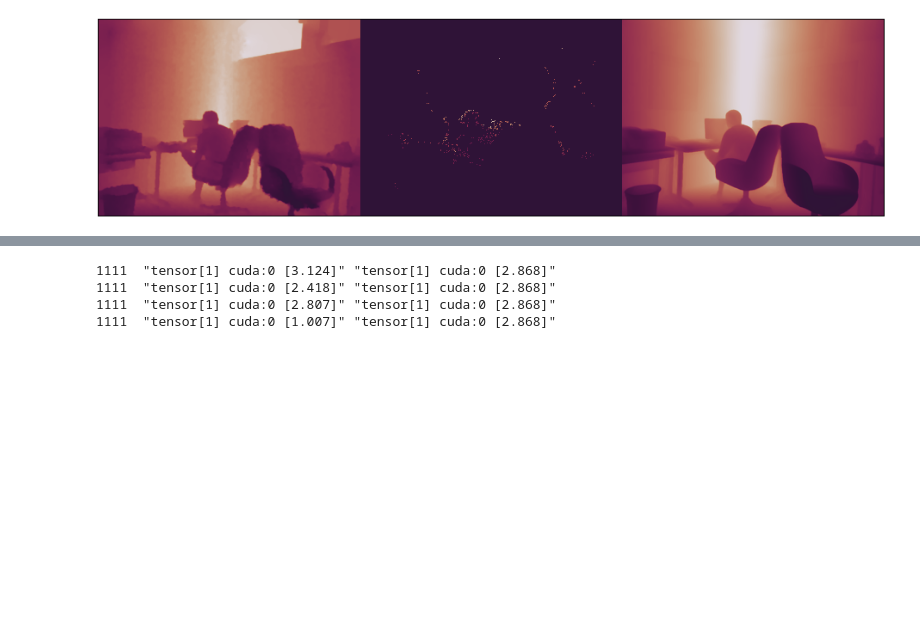
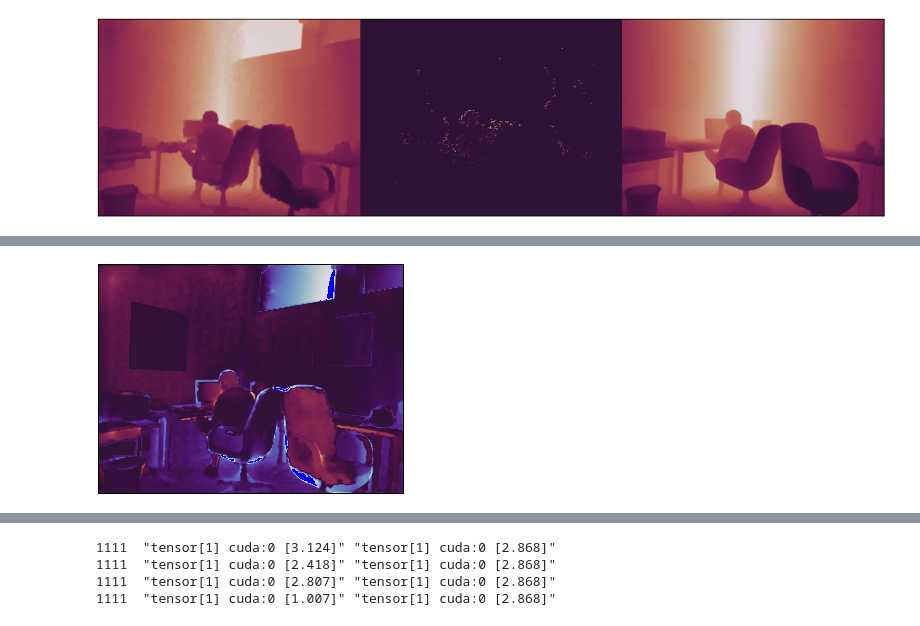
Before and after one commit to jk4011/SparseDC, a Jupyter notebook: notebooks/sam+hull_vs_affine.ipynb, the cells around one changed output, grey strips where cells are left out. Cells and saved outputs as stored; diff of their text form; code cells hidden in the pictures; blank space fills up the shorter version.

Commit message:
sam_hull & shift evaluation

```diff
--- a/notebooks/sam+hull_vs_affine.ipynb
+++ b/notebooks/sam+hull_vs_affine.ipynb
@@ -32,17 +47,16 @@ show_depth_all(depth_gt, depth_gt_sparse, depth_pred)
 # %%
-import PIL
-from src.utils.depth_utils import get_depth_affine, get_depth_dbscan, get_depth_sam
+from jhutil import show_depth
+from src.utils.depth_utils import get_depth_sam_shifted
 from src.utils.depth_utils import *
 
-from src.utils.mask_utils import (
-	get_hull_values,
-	get_circle_value,
-)
 
 sam = None
 clusters = None
 
-def get_depth_sam(rgb, depth_pred, depth_gt_sparse, scale_margin=[0.8, 1.25], shift_margin=[0.7, 1.4], err_margin=0.1, convex_hull=True):
+
+def get_depth_sam_shifted(rgb, depth_pred, depth_gt_sparse):
+    device = depth_gt_sparse.device
+
     if isinstance(rgb, PIL.Image.Image):
         rgb = np.array(rgb)
 
@@ -55,69 +69,35 @@ def get_depth_sam(rgb, depth_pred, depth_gt_sparse, scale_margin=[0.8, 1.25], sh
         sam = SamAutomaticMaskGenerator(model)
     clusters = sam.generate(rgb)
     global_scale, global_shift = compute_scale_and_shift(depth_pred, depth_gt_sparse, mask=(depth_gt_sparse != 0))
+    depth_affine = global_scale * depth_pred + global_shift
 
-    depth_sum = torch.zeros_like(depth_pred)
-    depth_n = torch.zeros_like(depth_pred)
+    depth_shifted = torch.zeros_like(depth_affine)
+    depth_count = torch.zeros_like(depth_shifted)
 
     for i, cluster in enumerate(clusters):
-        cluster = torch.tensor(cluster['segmentation']).cuda()
+        cluster = torch.tensor(cluster['segmentation'], device=device)
         cluster_depth = cluster * depth_gt_sparse
 
         mask = cluster_depth != 0
-
-        err = torch.ones(100)
-
-        while True:
-            if mask.sum() <= 3:
-                break
-
-            scale, shift = compute_scale_and_shift(depth_pred, depth_gt_sparse, mask)
-            # TODO: convex hull
-
-            # TODO: reject
-            err = ((scale * depth_pred + shift) - depth_gt_sparse).abs()
-            err[~mask] = 0
-
-            if (err < err_margin).all():
-                break
-            else:
-                # Replace the maximum value with 0
-                mask[err == err.max()] = 0
-
-        # n sample must be larger than 3
-        if mask.sum() <= 3:
+        n_points = mask.sum()
+        if n_points == 0:
             continue
 
-        if not (scale_margin[0] < abs(scale / global_scale) < scale_margin[1] or \
-            shift_margin[0] < abs(shift / global_shift) < shift_margin[1]):
-            continue
+        points_pred = depth_affine[mask]
+        points_gt = cluster_depth[mask]
+        local_shift = (points_gt - points_pred).mean()
 
-        if convex_hull:
-            depth_sparse_local = (depth_gt_sparse * mask).cpu().numpy().astype(bool)
-            try:
-                hull_values = get_hull_values(depth_sparse_local, lambda_param=10)
-            except QhullError as e:
-                # pixels are collinear
-                continue
+        depth_shifted[cluster] += n_points * (depth_affine[cluster] + local_shift)
+        depth_count[cluster] += n_points
 
-            # TODO: use hull_values linear interpolation
+    mask = depth_count != 0
+    depth_shifted[mask] /= depth_count[mask]
+    depth_shifted[~mask] = depth_affine[~mask]
 
-            hull_mask = (hull_values != 0).to(depth_pred.device)
-            cluster = cluster * hull_mask
-
-        depth_sum[cluster] += scale * depth_pred[cluster] + shift
-        depth_n += cluster
+    return depth_shifted
 
 
-    new_depth = torch.zeros_like(depth_pred)
-
-    sam_mask = depth_n != 0
-    new_depth[sam_mask] = depth_sum[sam_mask] / depth_n[sam_mask]
-    new_depth[~sam_mask] = (global_scale * depth_pred + global_shift)[~sam_mask]
-
-    return new_depth, sam_mask
-
-
-new_depth, sam_mask = get_depth_sam(image, depth_pred, depth_gt_sparse)
-sam_mask.chans
+depth_shifted = get_depth_sam_shifted(image, depth_pred, depth_gt_sparse)
+import jhutil; jhutil.jhprint(1111, (depth_shifted - depth_gt).abs().mean())
+(depth_shifted - depth_gt).chans
 # %% [output]
@@ -135,0 +105 @@ Options selected for Qhull 2019.1.r 2019/06/21:
+[figure, added]
```
Also changed, not shown: parts of 4 cells of this notebook, 2 other files.
